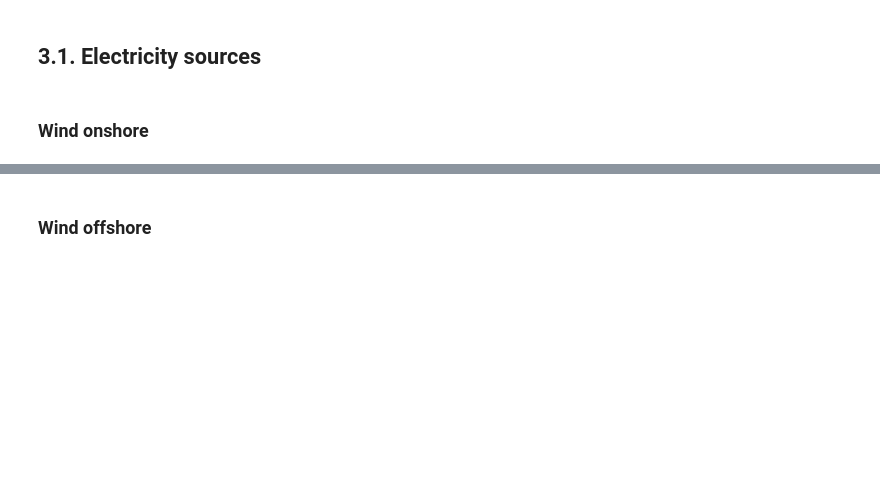
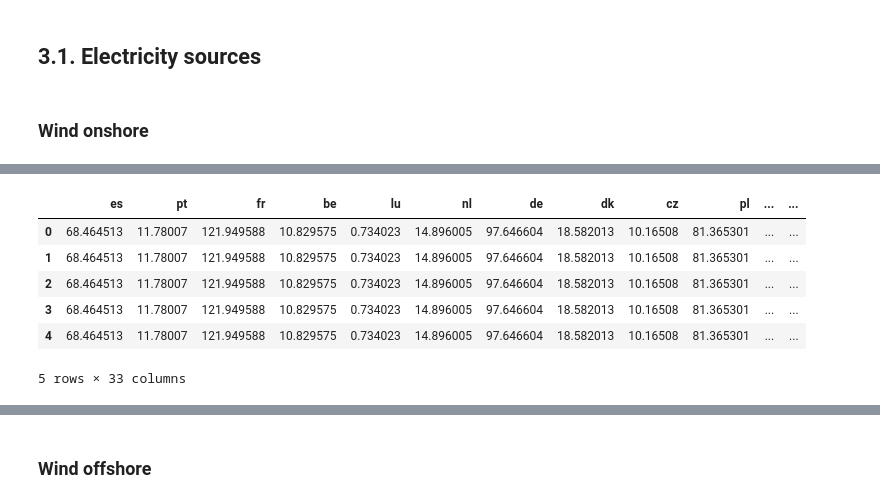
Before and after one commit to r-beer/FINE, a Jupyter notebook: examples/EU_without_aggregation/european_energy_system.ipynb, the cells around one changed output, grey strips where cells are left out. Drawn from its saved outputs; the diff is of its cells as text; code cells hidden in the pictures; blank space fills up the shorter version.

```diff
--- a/examples/EU_without_aggregation/european_energy_system.ipynb
+++ b/examples/EU_without_aggregation/european_energy_system.ipynb
@@ -58,3 +68,13 @@ CO2_reductionTarget = 0.5
+# %%
+data['Wind (onshore), capacityMax'].head()
+# %% [output]
+|  | es | pt | fr | be | lu | nl | de | dk | cz | pl | ... | ... |
+| 0 | 68.464513 | 11.78007 | 121.949588 | 10.829575 | 0.734023 | 14.896005 | 97.646604 | 18.582013 | 10.16508 | 81.365301 | ... | ... |
+| 1 | 68.464513 | 11.78007 | 121.949588 | 10.829575 | 0.734023 | 14.896005 | 97.646604 | 18.582013 | 10.16508 | 81.365301 | ... | ... |
+| 2 | 68.464513 | 11.78007 | 121.949588 | 10.829575 | 0.734023 | 14.896005 | 97.646604 | 18.582013 | 10.16508 | 81.365301 | ... | ... |
+| 3 | 68.464513 | 11.78007 | 121.949588 | 10.829575 | 0.734023 | 14.896005 | 97.646604 | 18.582013 | 10.16508 | 81.365301 | ... | ... |
+| 4 | 68.464513 | 11.78007 | 121.949588 | 10.829575 | 0.734023 | 14.896005 | 97.646604 | 18.582013 | 10.16508 | 81.365301 | ... | ... |
+5 rows × 33 columns
 # %%
 esM.add(fn.Source(esM=esM, name='Wind (onshore)', commodity='electricity', hasCapacityVariable=True,
                   operationRateMax=data['Wind (onshore), operationRateMax'],
```
Also changed, not shown: parts of 4 cells of this notebook, 1 other file.
